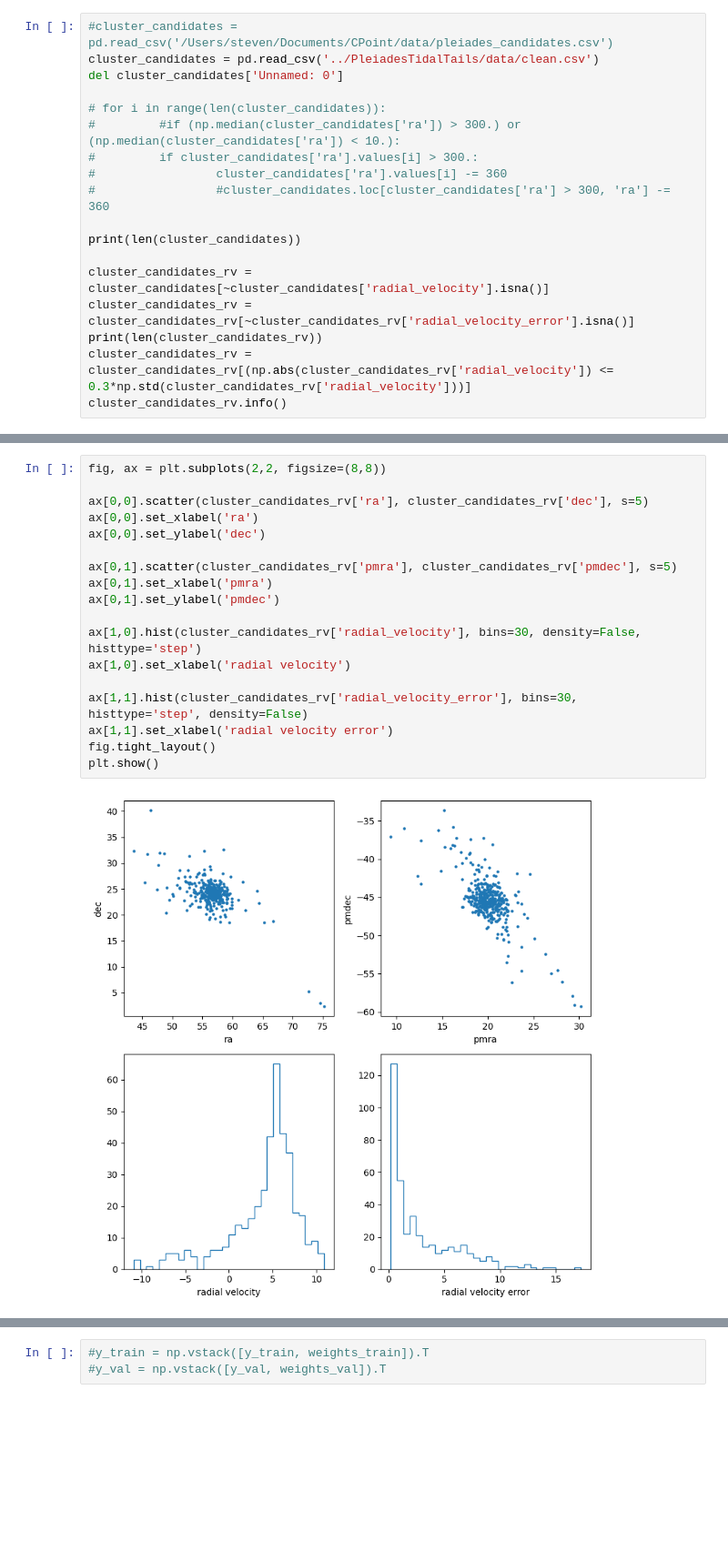
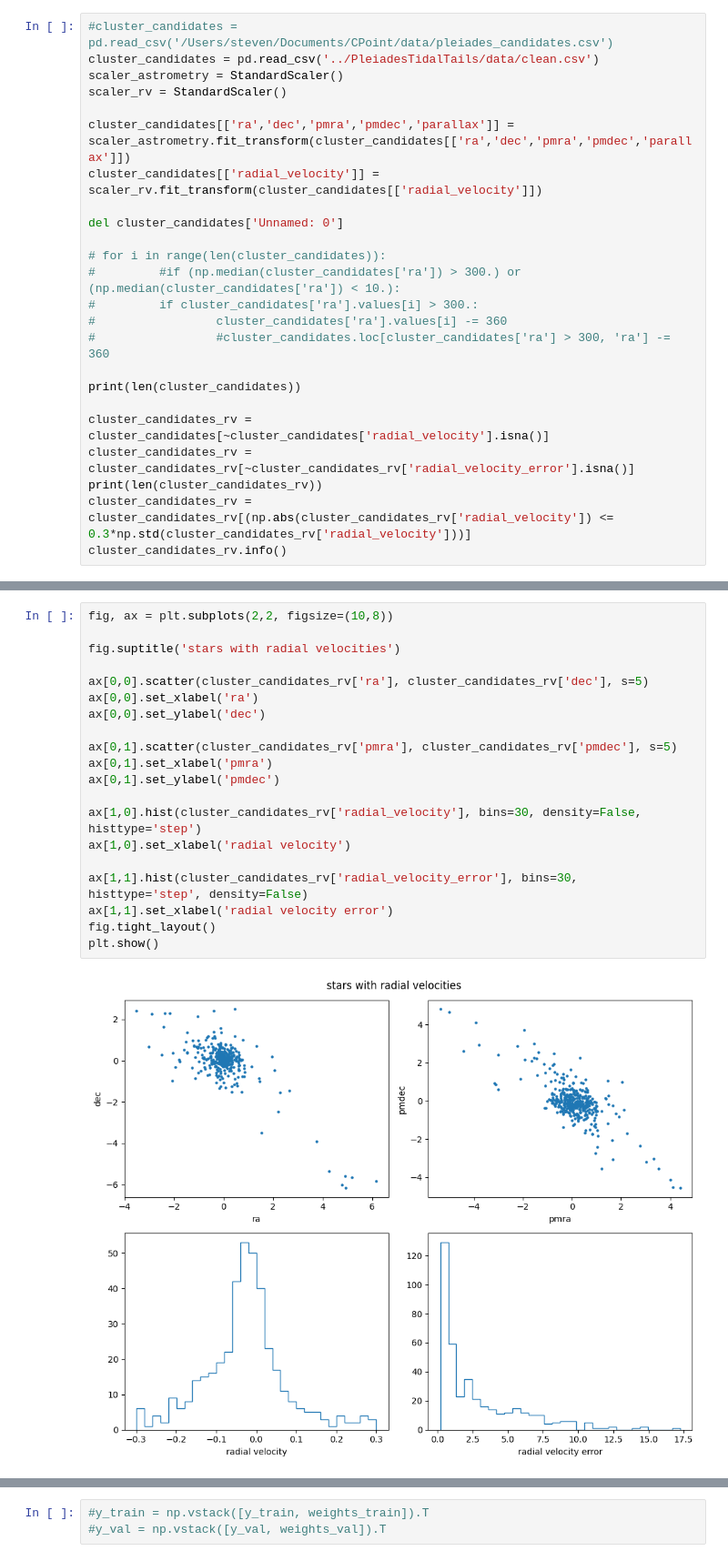
Before and after one commit to stevenalfonso/radial-velocity, a Jupyter notebook: regression_radial_velocity.ipynb, the cells around one changed output, grey strips where cells are left out. Shown at 91% size. Cells and saved outputs as stored; diff of their text form; blank space fills up the shorter version.

```diff
--- a/regression_radial_velocity.ipynb
+++ b/regression_radial_velocity.ipynb
@@ -27,6 +22,12 @@ To enable the following instructions: AVX2 FMA, in other operations, rebuild Ten
 # %%
 #cluster_candidates = pd.read_csv('/Users/steven/Documents/CPoint/data/pleiades_candidates.csv')
 cluster_candidates = pd.read_csv('../PleiadesTidalTails/data/clean.csv')
+scaler_astrometry = StandardScaler()
+scaler_rv = StandardScaler()
+
+cluster_candidates[['ra','dec','pmra','pmdec','parallax']] = scaler_astrometry.fit_transform(cluster_candidates[['ra','dec','pmra','pmdec','parallax']])
+cluster_candidates[['radial_velocity']] = scaler_rv.fit_transform(cluster_candidates[['radial_velocity']])
+
 del cluster_candidates['Unnamed: 0']
 
 # for i in range(len(cluster_candidates)):
@@ -63,23 +67,25 @@ memory usage: 126.8 KB
 # %%
-fig, ax = plt.subplots(2,2, figsize=(8,8))
+fig, ax = plt.subplots(2,2, figsize=(10,8))
+
+fig.suptitle('stars with radial velocities')
 
 ax[0,0].scatter(cluster_candidates_rv['ra'], cluster_candidates_rv['dec'], s=5)
 ax[0,0].set_xlabel('ra')
 ax[0,0].set_ylabel('dec')
 
 ax[0,1].scatter(cluster_candidates_rv['pmra'], cluster_candidates_rv['pmdec'], s=5)
 ax[0,1].set_xlabel('pmra')
 ax[0,1].set_ylabel('pmdec')
 
 ax[1,0].hist(cluster_candidates_rv['radial_velocity'], bins=30, density=False, histtype='step')
 ax[1,0].set_xlabel('radial velocity')
 
 ax[1,1].hist(cluster_candidates_rv['radial_velocity_error'], bins=30, histtype='step', density=False)
 ax[1,1].set_xlabel('radial velocity error')
 fig.tight_layout()
 plt.show()
 # %% [output]
-[figure, old version]
+[figure, new version]
 # %%
 len(cluster_candidates), len(cluster_candidates_rv)
 # %% [output]
```
Also changed, not shown: parts of 20 cells of this notebook.
